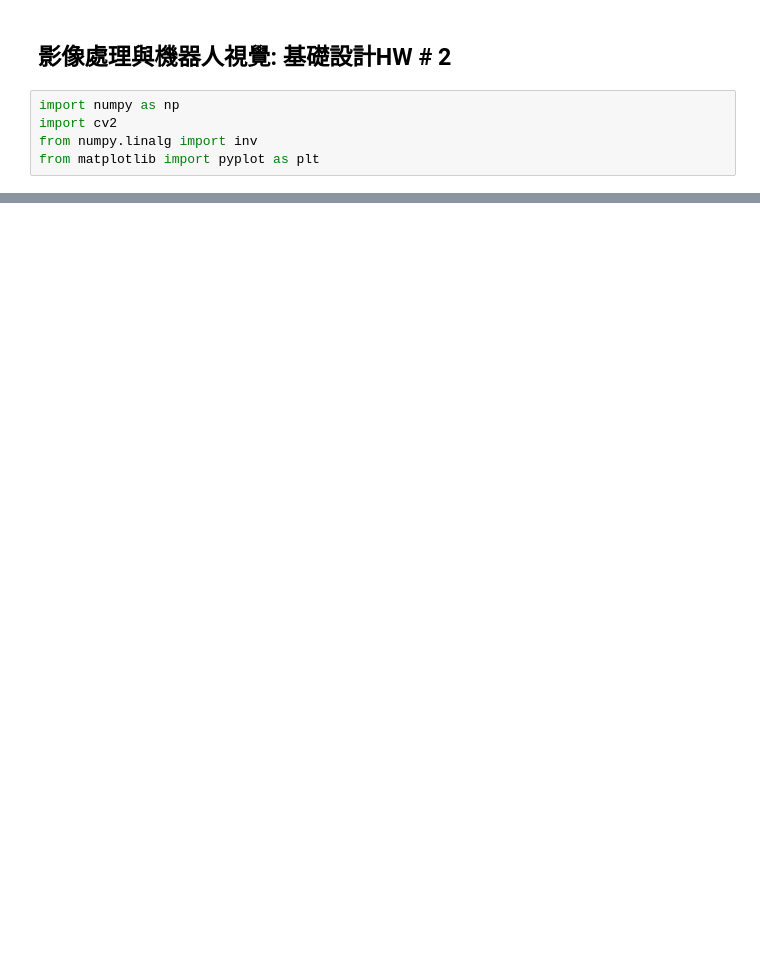
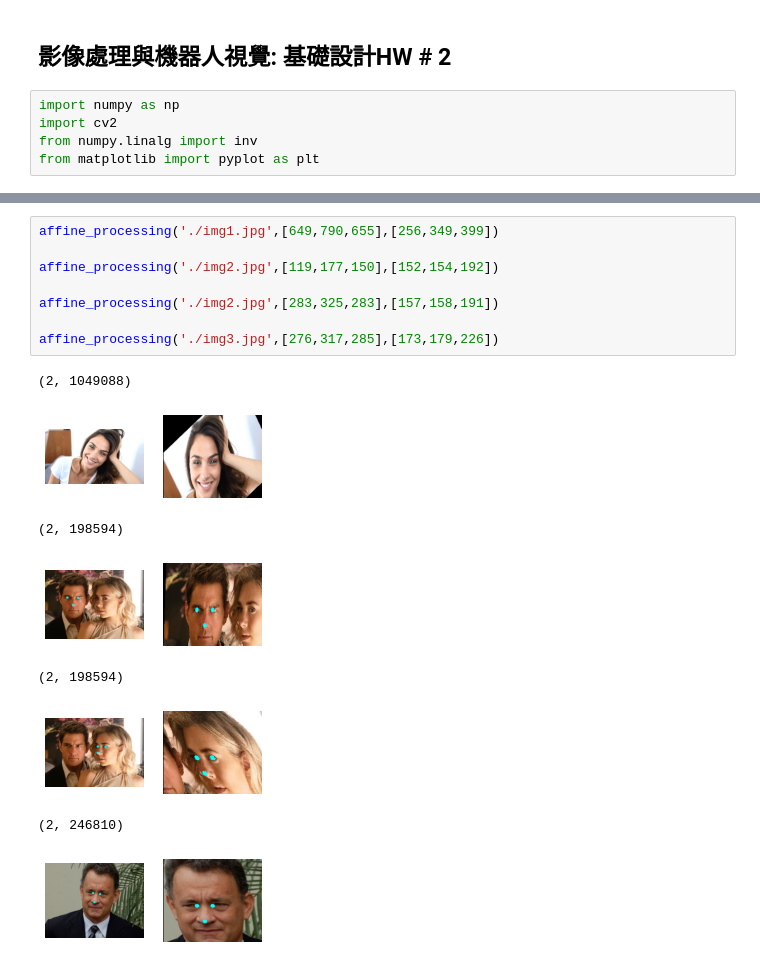
Before and after one commit to jetsql/image-processing, a Jupyter notebook: Affine_HW2.ipynb, the cells around one changed output, grey strips where cells are left out. Drawn from its saved outputs; the diff is of its cells as text; blank space fills up the shorter version.

```diff
--- a/Affine_HW2.ipynb
+++ b/Affine_HW2.ipynb
@@ -62,0 +116,17 @@ affine_processing('./img3.jpg',[276,317,285],[173,179,226])
+# %%
+affine_processing('./img1.jpg',[649,790,655],[256,349,399])
+
+affine_processing('./img2.jpg',[119,177,150],[152,154,192])
+
+affine_processing('./img2.jpg',[283,325,283],[157,158,191])
+
+affine_processing('./img3.jpg',[276,317,285],[173,179,226])
+# %% [output]
+(2, 1049088)
+[figure, added]
+(2, 198594)
+[figure, added]
+(2, 198594)
+[figure, added]
+(2, 246810)
+[figure, added]
```
Also changed, not shown: parts of 2 cells of this notebook.
